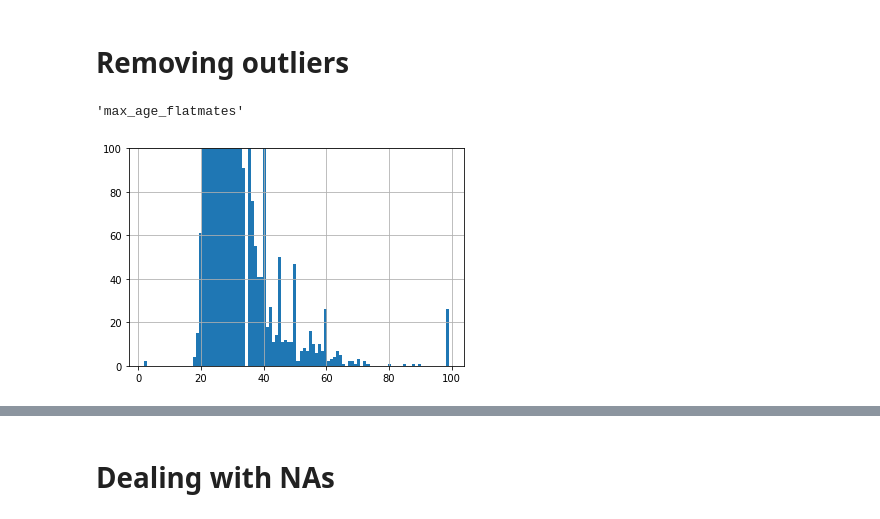
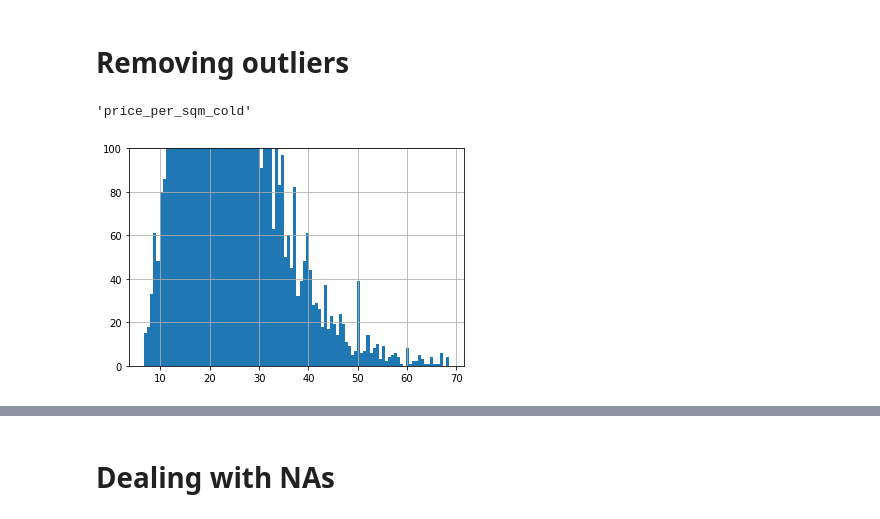
Before and after one commit to chvieira2/housing_crawler, a Jupyter notebook: notebooks/Modelling.ipynb, the cells around one changed output, grey strips where cells are left out. Cells and saved outputs as stored; diff of their text form; code cells hidden in the pictures.

Commit message:
working on notebooks. Implemented several models, linear still best. Predict price/sqm, instead of price

```diff
--- a/notebooks/Modelling.ipynb
+++ b/notebooks/Modelling.ipynb
@@ -65,7 +90,7 @@ df_filtered = df_filtered[[
         'commercial_landlord',
 #         'title',
 #         'type_offer_simple',
-        'size_sqm',
+#         'size_sqm',
 #         'home_total_size',
 #         'available_rooms',
         'capacity',
@@ -93,13 +118,14 @@ df_filtered = df_filtered[[
 #         'crawler',
 
 # Values
-        'price_euros',
+#         'price_euros',
 #         'cold_rent_euros',
 #         'mandatory_costs_euros',
 #         'extra_costs_euros',
 #         'deposit',
         'transfer_costs_euros',
-#         'price_per_sqm',
+#         'price_per_sqm_warm',
+        'price_per_sqm_cold',
 
 # Flatmates
         'male_flatmates',
@@ -246,9 +272,11 @@ categorical_columns = categorical_columns_selector(df_filtered)
 ### List of columns with manually inserted values that would possibly contain outliers and/werid values
 
 manually_inserted_values_columns = [
-    'price_euros',
-    'size_sqm',
+#     'price_euros',
+#     'size_sqm',
 #     'cold_rent_euros',
+#     'price_per_sqm_warm',
+    'price_per_sqm_cold',
 #     'mandatory_costs_euros',
 #     'extra_costs_euros',
 #     'deposit',
@@ -264,15 +292,15 @@ manually_inserted_values_columns = [
 ]
 # %%
 ### Manually look into the variable distribution to identify outliers
-col = manually_inserted_values_columns[5]
+col = manually_inserted_values_columns[0]
 df_filtered[col].hist(bins = 100);
 # df_filtered[[col]].boxplot()
-# plt.xlim(0,300)
+# plt.xlim(0,1000)
 plt.ylim(0,100);
 col
 # %% [output]
-'max_age_flatmates'
+'price_per_sqm_cold'
-[figure, old version]
+[figure, new version]
 # %%
 #### Manage identified outliers
 # max_age_flatmates
```
Also changed, not shown: parts of 99 cells of this notebook, 4 other files.
